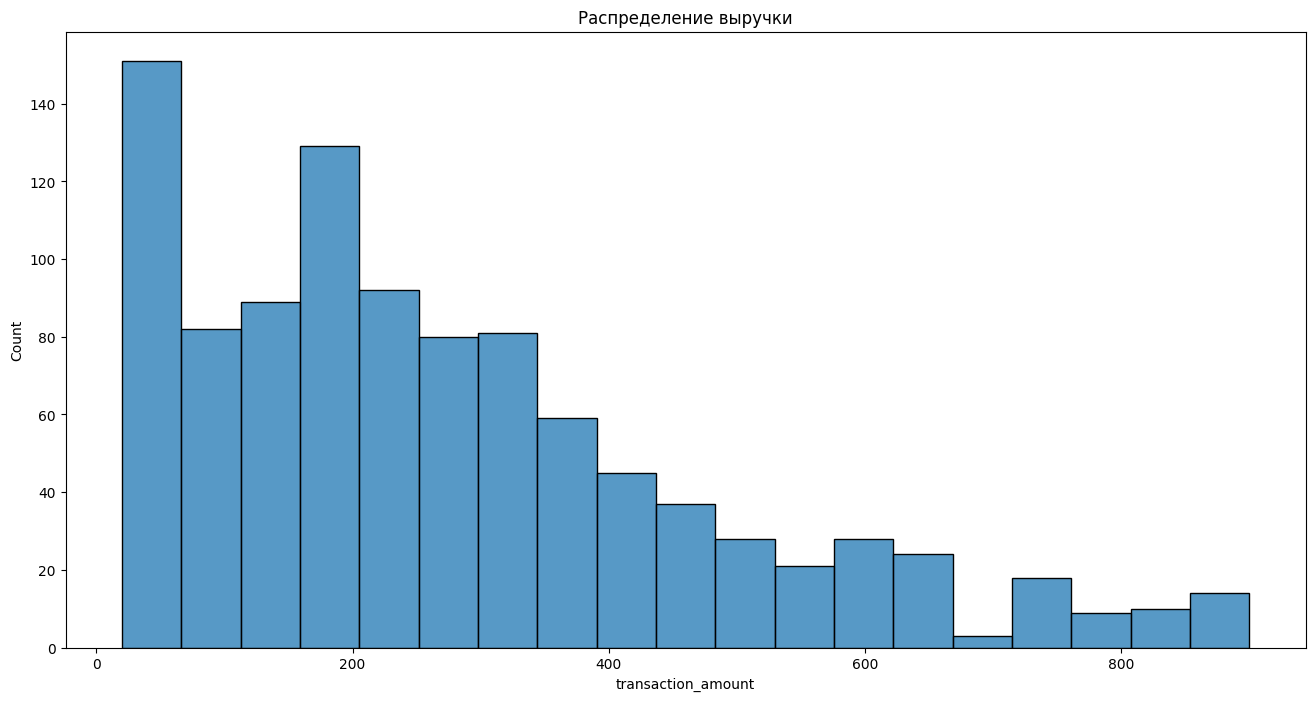
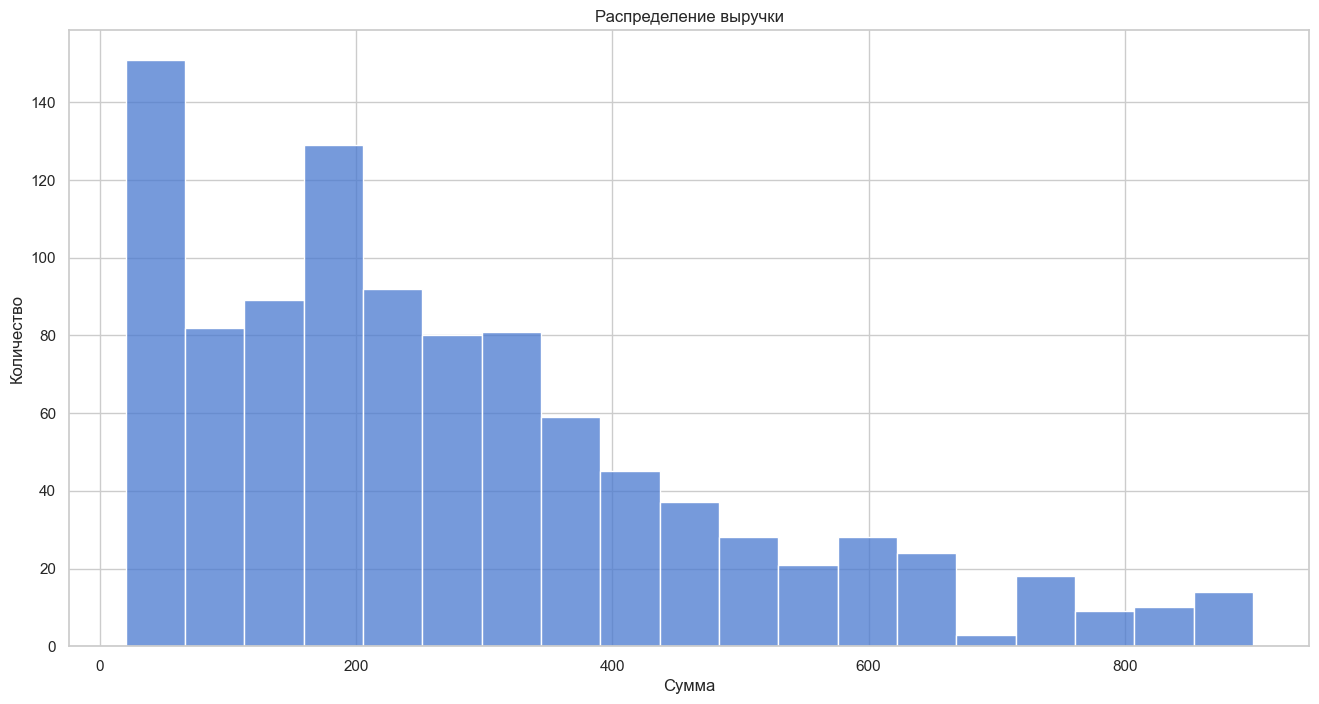
Unified diff of the notebook cell whose output changed from the first chart to the second:
--- before
+++ after
@@ -1,4 +1,6 @@
 plt.figure(figsize=(16, 8))
 sns.histplot(data=orders, x="transaction_amount")
+plt.ylabel('Количество')
+plt.xlabel('Сумма')
 plt.title('Распределение выручки')
 plt.show()

Commit: third commit